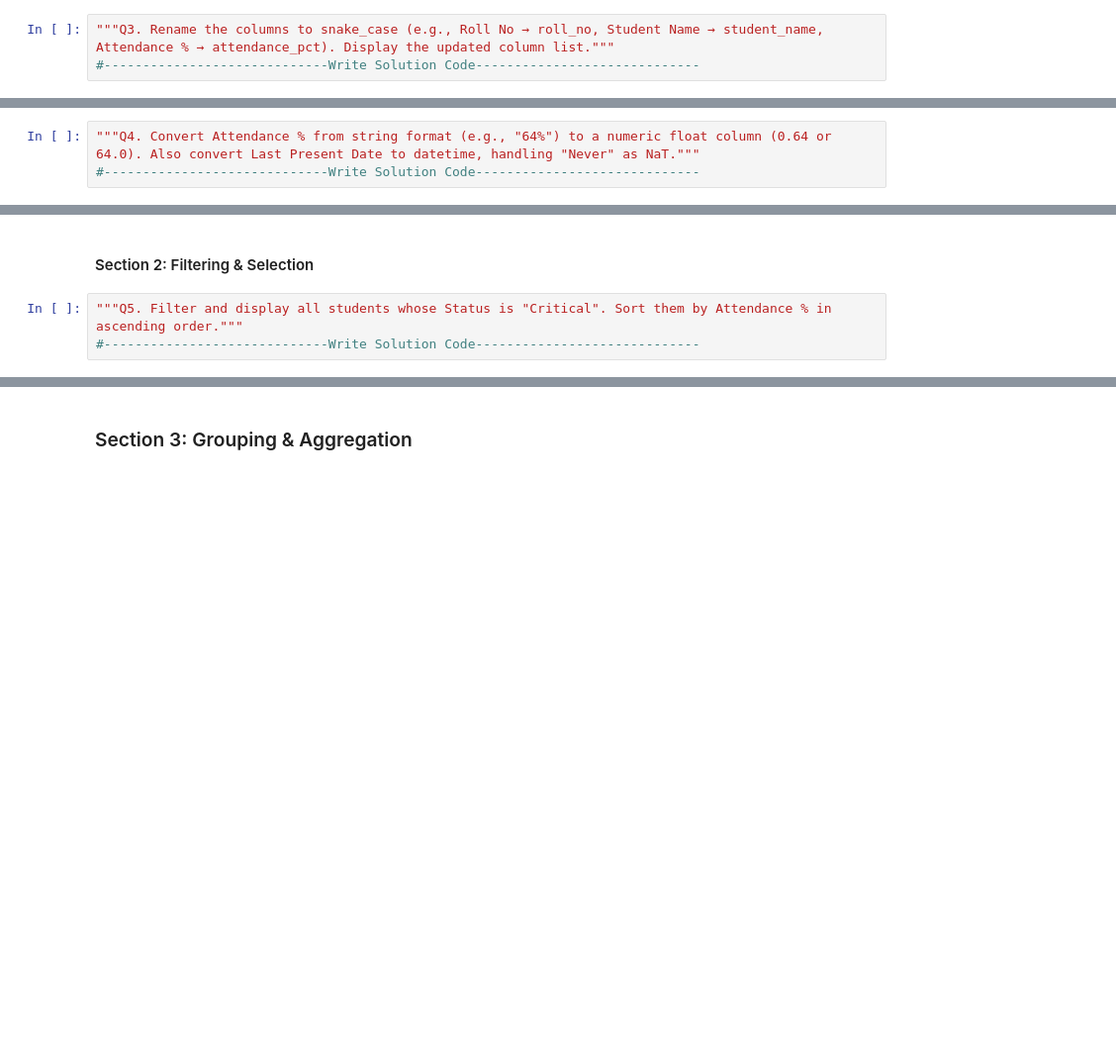
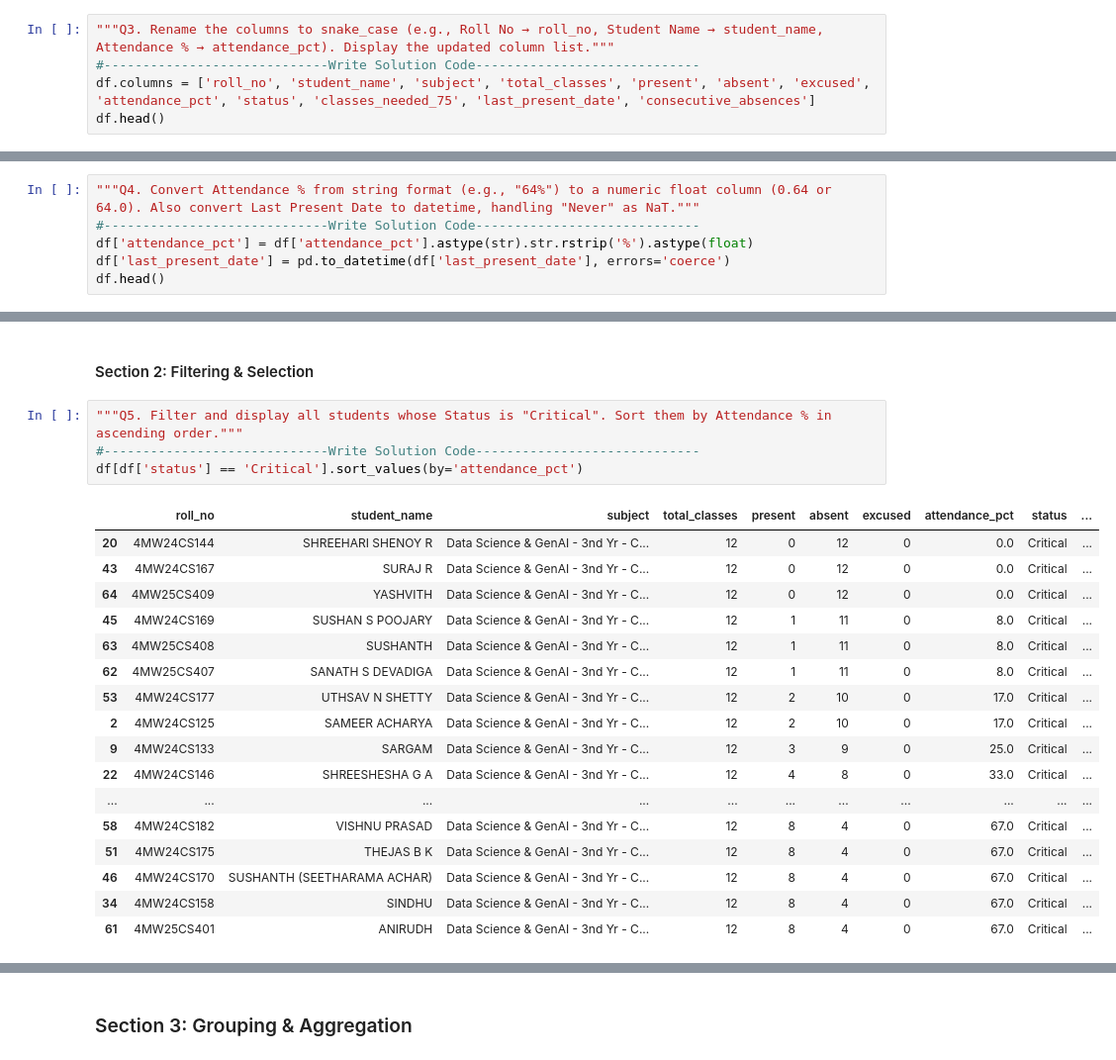
Before and after one commit to Yashaswinishettigar/student-attendance-analytics, a Jupyter notebook: Project_Student Attendance Analytics with Pandas.ipynb, the cells around one changed output, grey strips where cells are left out. Shown at 99% size. Cells and saved outputs as stored; diff of their text form; blank space fills up the shorter version.

```diff
--- a/Project_Student Attendance Analytics with Pandas.ipynb
+++ b/Project_Student Attendance Analytics with Pandas.ipynb
@@ -21,3 +77,5 @@ FileNotFoundError: [Errno 2] No such file or directory: 'csec_attendance.xlsx'
 # %%
 """Q3. Rename the columns to snake_case (e.g., Roll No → roll_no, Student Name → student_name, Attendance % → attendance_pct). Display the updated column list."""
 #-----------------------------Write Solution Code-----------------------------
+df.columns = ['roll_no', 'student_name', 'subject', 'total_classes', 'present', 'absent', 'excused', 'attendance_pct', 'status', 'classes_needed_75', 'last_present_date', 'consecutive_absences']
+df.head()
@@ -24,3 +89,6 @@ FileNotFoundError: [Errno 2] No such file or directory: 'csec_attendance.xlsx'
 # %%
 """Q4. Convert Attendance % from string format (e.g., "64%") to a numeric float column (0.64 or 64.0). Also convert Last Present Date to datetime, handling "Never" as NaT."""
 #-----------------------------Write Solution Code-----------------------------
+df['attendance_pct'] = df['attendance_pct'].astype(str).str.rstrip('%').astype(float)
+df['last_present_date'] = pd.to_datetime(df['last_present_date'], errors='coerce')
+df.head()
@@ -29,6 +104,25 @@ FileNotFoundError: [Errno 2] No such file or directory: 'csec_attendance.xlsx'
 # %%
 """Q5. Filter and display all students whose Status is "Critical". Sort them by Attendance % in ascending order."""
 #-----------------------------Write Solution Code-----------------------------
+df[df['status'] == 'Critical'].sort_values(by='attendance_pct')
+# %% [output]
+|  | roll_no | student_name | subject | total_classes | present | absent | excused | attendance_pct | status | ... |
+| 20 | 4MW24CS144 | SHREEHARI SHENOY R | Data Science & GenAI - 3nd Yr - C... | 12 | 0 | 12 | 0 | 0.0 | Critical | ... |
+| 43 | 4MW24CS167 | SURAJ R | Data Science & GenAI - 3nd Yr - C... | 12 | 0 | 12 | 0 | 0.0 | Critical | ... |
+| 64 | 4MW25CS409 | YASHVITH | Data Science & GenAI - 3nd Yr - C... | 12 | 0 | 12 | 0 | 0.0 | Critical | ... |
+| 45 | 4MW24CS169 | SUSHAN S POOJARY | Data Science & GenAI - 3nd Yr - C... | 12 | 1 | 11 | 0 | 8.0 | Critical | ... |
+| 63 | 4MW25CS408 | SUSHANTH | Data Science & GenAI - 3nd Yr - C... | 12 | 1 | 11 | 0 | 8.0 | Critical | ... |
+| 62 | 4MW25CS407 | SANATH S DEVADIGA | Data Science & GenAI - 3nd Yr - C... | 12 | 1 | 11 | 0 | 8.0 | Critical | ... |
+| 53 | 4MW24CS177 | UTHSAV N SHETTY | Data Science & GenAI - 3nd Yr - C... | 12 | 2 | 10 | 0 | 17.0 | Critical | ... |
+| 2 | 4MW24CS125 | SAMEER ACHARYA | Data Science & GenAI - 3nd Yr - C... | 12 | 2 | 10 | 0 | 17.0 | Critical | ... |
+| 9 | 4MW24CS133 | SARGAM | Data Science & GenAI - 3nd Yr - C... | 12 | 3 | 9 | 0 | 25.0 | Critical | ... |
+| 22 | 4MW24CS146 | SHREESHESHA G A | Data Science & GenAI - 3nd Yr - C... | 12 | 4 | 8 | 0 | 33.0 | Critical | ... |
+| ... | ... | ... | ... | ... | ... | ... | ... | ... | ... | ... |
+| 58 | 4MW24CS182 | VISHNU PRASAD | Data Science & GenAI - 3nd Yr - C... | 12 | 8 | 4 | 0 | 67.0 | Critical | ... |
+| 51 | 4MW24CS175 | THEJAS B K | Data Science & GenAI - 3nd Yr - C... | 12 | 8 | 4 | 0 | 67.0 | Critical | ... |
+| 46 | 4MW24CS170 | SUSHANTH (SEETHARAMA ACHAR) | Data Science & GenAI - 3nd Yr - C... | 12 | 8 | 4 | 0 | 67.0 | Critical | ... |
+| 34 | 4MW24CS158 | SINDHU | Data Science & GenAI - 3nd Yr - C... | 12 | 8 | 4 | 0 | 67.0 | Critical | ... |
+| 61 | 4MW25CS401 | ANIRUDH | Data Science & GenAI - 3nd Yr - C... | 12 | 8 | 4 | 0 | 67.0 | Critical | ... |
 # %%
 """Q6. Extract all students who have 0 present days (fully absent). List their roll numbers, names, and consecutive absences."""
 #-----------------------------Write Solution Code-----------------------------
```
Also changed, not shown: parts of 20 cells of this notebook.
